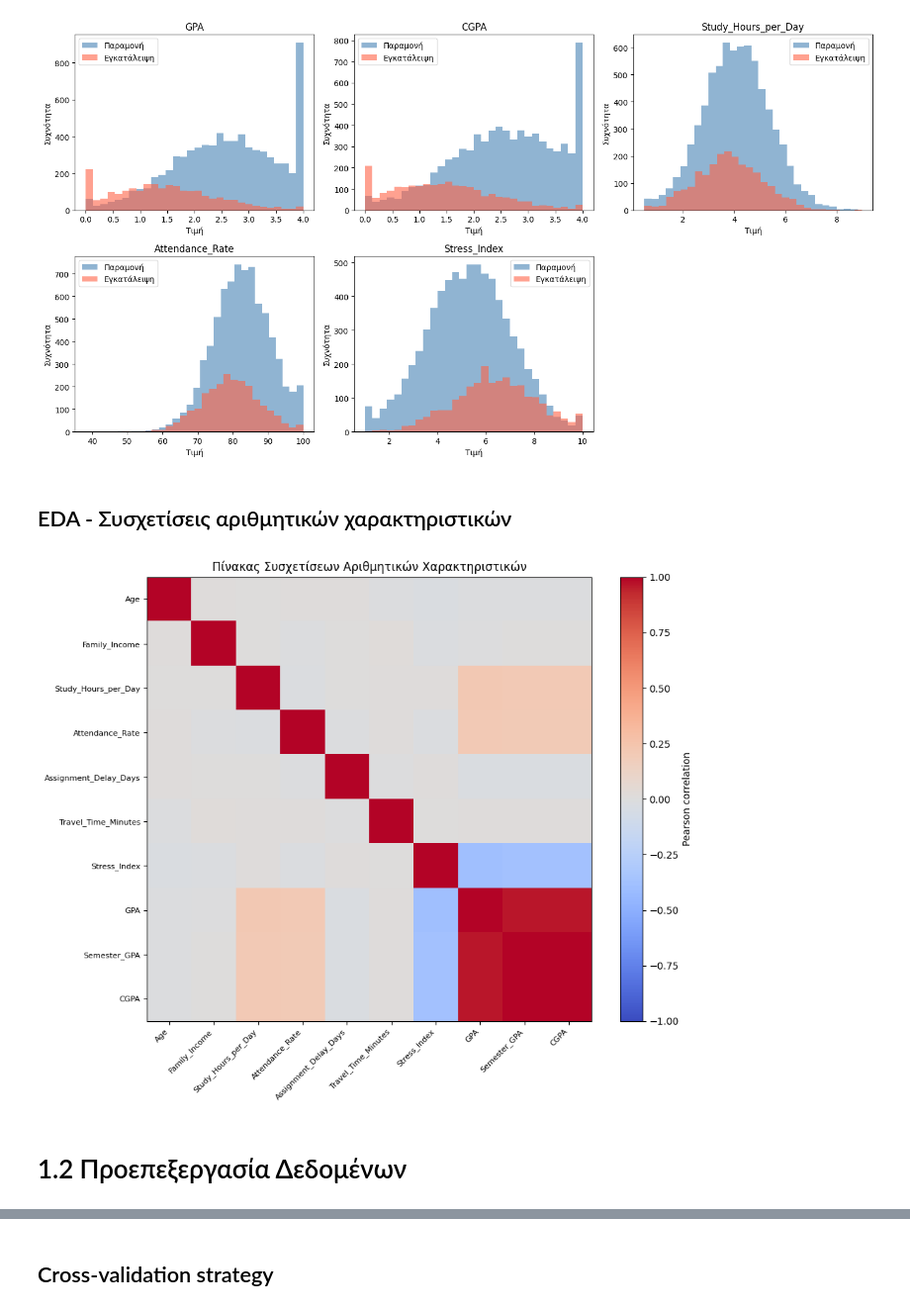
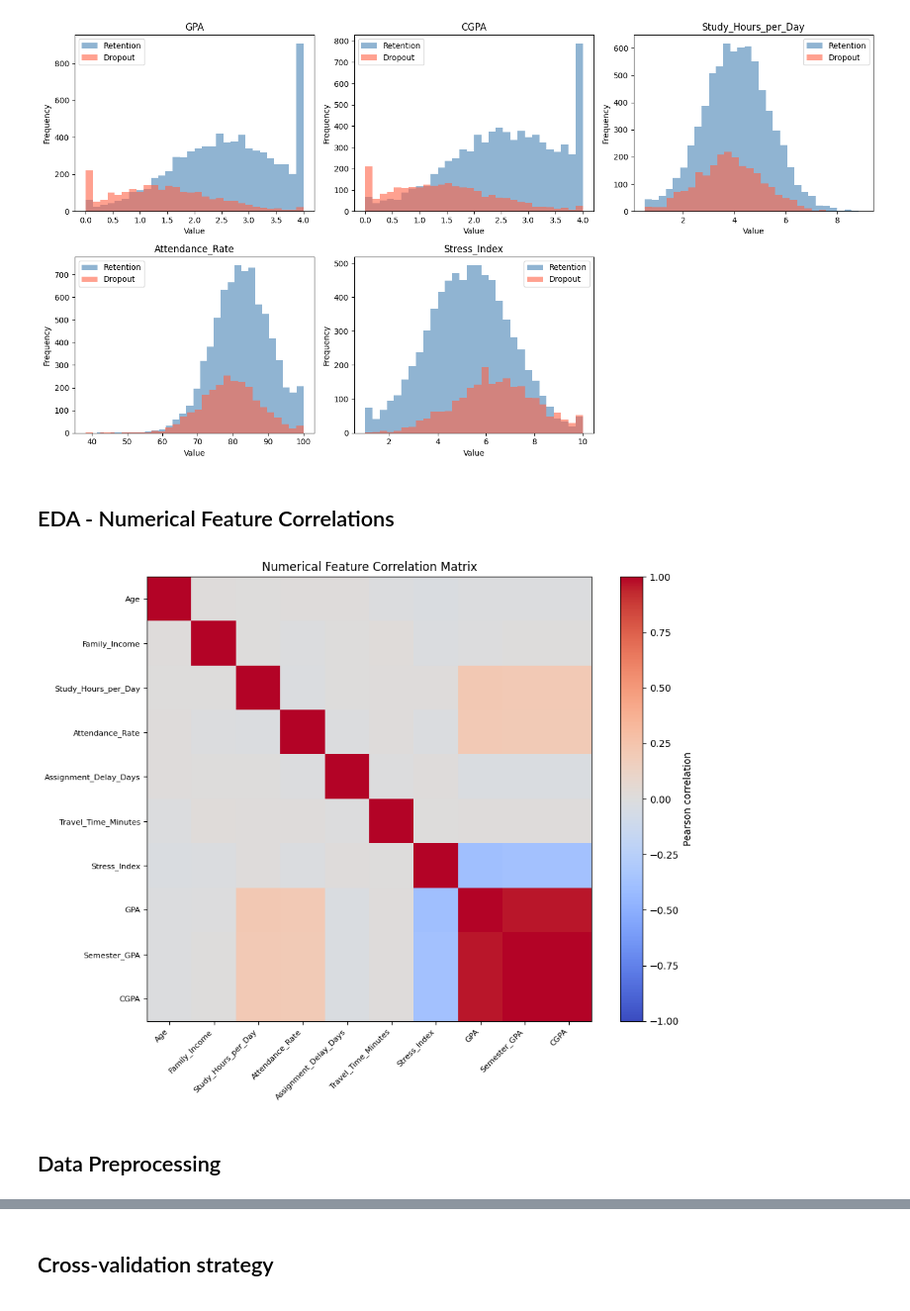
Before and after one commit to georlia/Python-Projects, a Jupyter notebook: Student-Dropout-Analysis/notebooks/Student_Dropout_Analysis.ipynb, the cells around one changed output, grey strips where cells are left out. Shown at 99% size. Drawn from its saved outputs; the diff is of its cells as text; code cells hidden in the pictures.

```diff
--- a/Student-Dropout-Analysis/notebooks/Student_Dropout_Analysis.ipynb
+++ b/Student-Dropout-Analysis/notebooks/Student_Dropout_Analysis.ipynb
@@ -154,15 +154,15 @@ axes = axes.ravel()
 
 for i, feature in enumerate(key_features):
     for cls, color, label in [
-        (0, "steelblue", "Παραμονή"),
-        (1, "tomato", "Εγκατάλειψη")
+        (0, "steelblue", "Retention"),
+        (1, "tomato", "Dropout")
     ]:
         values = df.loc[df["Dropout"] == cls, feature].dropna()
         axes[i].hist(values, bins=30, alpha=0.6, color=color, label=label)
 
     axes[i].set_title(feature)
-    axes[i].set_xlabel("Τιμή")
-    axes[i].set_ylabel("Συχνότητα")
+    axes[i].set_xlabel("Value")
+    axes[i].set_ylabel("Frequency")
     axes[i].legend()
 
 axes[-1].axis("off")
@@ -170,35 +170,35 @@ axes[-1].axis("off")
 plt.tight_layout()
 plt.show()
 # %% [output]
-[figure, old version]
+[figure, new version]
-# %% [markdown]
-## EDA - Συσχετίσεις αριθμητικών χαρακτηριστικών
+# %% [markdown]
+## EDA - Numerical Feature Correlations
 # %%
 numeric_df = df.select_dtypes(include=[np.number]).drop(
     columns=["Student_ID", "Dropout"]
 )
 
 corr = numeric_df.corr()
 
 fig, ax = plt.subplots(figsize=(10, 8))
 
 im = ax.imshow(corr, cmap="coolwarm", vmin=-1, vmax=1)
 plt.colorbar(im, ax=ax, label="Pearson correlation")
 
 ax.set_xticks(range(len(corr.columns)))
 ax.set_yticks(range(len(corr.columns)))
 
 ax.set_xticklabels(corr.columns, rotation=45, ha="right", fontsize=8)
 ax.set_yticklabels(corr.columns, fontsize=8)
 
-ax.set_title("Πίνακας Συσχετίσεων Αριθμητικών Χαρακτηριστικών")
+ax.set_title("Numerical Feature Correlation Matrix")
 
 plt.tight_layout()
 plt.show()
 # %% [output]
-[figure, old version]
+[figure, new version]
-# %% [markdown]
-# 1.2 Προεπεξεργασία Δεδομένων
+# %% [markdown]
+## Data Preprocessing
 # %%
 X = df.drop(columns=["Student_ID", "Dropout"])
 y = df["Dropout"]
```
Also changed, not shown: parts of 43 cells of this notebook.
